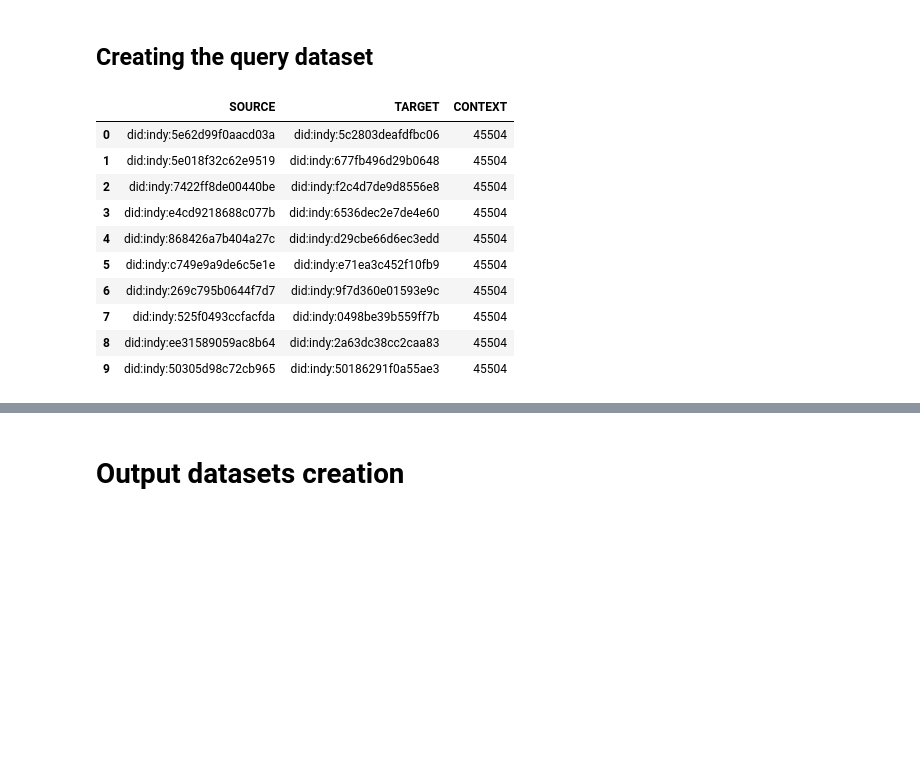
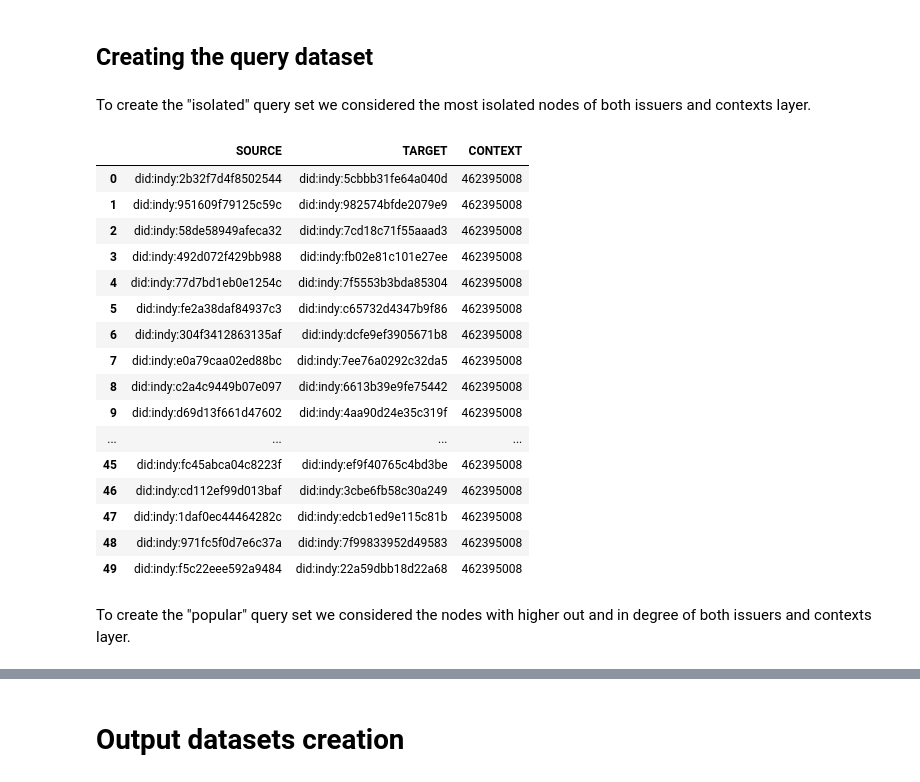
Before and after one commit to apuccia/STEED, a Jupyter notebook: dataset/dataset_creation.ipynb, the cells around one changed output, grey strips where cells are left out. Cells and saved outputs as stored; diff of their text form; code cells hidden in the pictures; blank space fills up the shorter version.

```diff
--- a/dataset/dataset_creation.ipynb
+++ b/dataset/dataset_creation.ipynb
@@ -72,7 +77,6 @@ user_rating.drop(['CREATION'], axis=1, inplace=True)
 # %%
 context_layer_edges = pd.merge(articles_review, member_content, on='CONTENT_ID')
 context_layer_edges['RATING'] = context_layer_edges['RATING'].astype(int)
-context_layer_edges.loc[context_layer_edges['RATING'] == 6, ['RATING']] = 5
 context_layer_edges['RATING'] = context_layer_edges['RATING'].apply(lambda v: (v / 10) * 2)
 context_layer_edges.drop('CONTENT_ID', axis=1, inplace=True)
 context_layer_edges
@@ -109,5 +114,5 @@ Length: 4000, dtype: int64
 # %%
-context_layer_edges.drop(context_layer_edges[(context_layer_edges.SUBJECT != "45504")].index, inplace=True)
+context_layer_edges.drop(context_layer_edges[(context_layer_edges.SUBJECT != "462395008")].index, inplace=True)
 context_layer_edges.reset_index(drop=True, inplace=True)
 # %%
 context_layer_edges
@@ -502,4 +522,4 @@ it = nx.all_simple_paths(whole_graph, 'did:indy:c22752f3419b9e7d', 'did:indy:239
 # %%
-last_10_contexts_nodes = list(filter(lambda t: t[1] >= 1, out_degree_sequence_contexts))[-10:]
-last_10_issuers = list(filter(lambda t: t[1] >= 1, in_degree_sequence_issuers))[-10:]
+last_50_contexts_nodes = list(filter(lambda t: t[1] >= 1, out_degree_sequence_contexts))[-50:]
+last_50_issuers = list(filter(lambda t: t[1] >= 1, in_degree_sequence_issuers))[-50:]
 # %%
@@ -512,23 +532,33 @@ random_context_nodes = sample(list(contexts_graph.nodes()), 10)
 # %% [markdown]
 ## Creating the query dataset
+# %% [markdown]
+To create the "isolated" query set we considered the most isolated nodes of both issuers and contexts layer.
 # %%
 isolated = pd.DataFrame({
-    'SOURCE': [c[0] for c in last_10_contexts_nodes],
-    'TARGET': [i[0] for i in last_10_issuers],
-    'CONTEXT': ['45504' for i in range(0, 10)]
+    'SOURCE': [c[0] for c in last_50_contexts_nodes],
+    'TARGET': [i[0] for i in last_50_issuers],
+    'CONTEXT': ['462395008' for i in range(0, 50)]
 })
 isolated
 # %% [output]
 |  | SOURCE | TARGET | CONTEXT |
-| 0 | did:indy:5e62d99f0aacd03a | did:indy:5c2803deafdfbc06 | 45504 |
-| 1 | did:indy:5e018f32c62e9519 | did:indy:677fb496d29b0648 | 45504 |
-| 2 | did:indy:7422ff8de00440be | did:indy:f2c4d7de9d8556e8 | 45504 |
-| 3 | did:indy:e4cd9218688c077b | did:indy:6536dec2e7de4e60 | 45504 |
-| 4 | did:indy:868426a7b404a27c | did:indy:d29cbe66d6ec3edd | 45504 |
-| 5 | did:indy:c749e9a9de6c5e1e | did:indy:e71ea3c452f10fb9 | 45504 |
-| 6 | did:indy:269c795b0644f7d7 | did:indy:9f7d360e01593e9c | 45504 |
-| 7 | did:indy:525f0493ccfacfda | did:indy:0498be39b559ff7b | 45504 |
-| 8 | did:indy:ee31589059ac8b64 | did:indy:2a63dc38cc2caa83 | 45504 |
-| 9 | did:indy:50305d98c72cb965 | did:indy:50186291f0a55ae3 | 45504 |
+| 0 | did:indy:2b32f7d4f8502544 | did:indy:5cbbb31fe64a040d | 462395008 |
+| 1 | did:indy:951609f79125c59c | did:indy:982574bfde2079e9 | 462395008 |
+| 2 | did:indy:58de58949afeca32 | did:indy:7cd18c71f55aaad3 | 462395008 |
+| 3 | did:indy:492d072f429bb988 | did:indy:fb02e81c101e27ee | 462395008 |
+| 4 | did:indy:77d7bd1eb0e1254c | did:indy:7f5553b3bda85304 | 462395008 |
+| 5 | did:indy:fe2a38daf84937c3 | did:indy:c65732d4347b9f86 | 462395008 |
+| 6 | did:indy:304f3412863135af | did:indy:dcfe9ef3905671b8 | 462395008 |
+| 7 | did:indy:e0a79caa02ed88bc | did:indy:7ee76a0292c32da5 | 462395008 |
+| 8 | did:indy:c2a4c9449b07e097 | did:indy:6613b39e9fe75442 | 462395008 |
+| 9 | did:indy:d69d13f661d47602 | did:indy:4aa90d24e35c319f | 462395008 |
+| ... | ... | ... | ... |
+| 45 | did:indy:fc45abca04c8223f | did:indy:ef9f40765c4bd3be | 462395008 |
+| 46 | did:indy:cd112ef99d013baf | did:indy:3cbe6fb58c30a249 | 462395008 |
+| 47 | did:indy:1daf0ec44464282c | did:indy:edcb1ed9e115c81b | 462395008 |
+| 48 | did:indy:971fc5f0d7e6c37a | did:indy:7f99833952d49583 | 462395008 |
+| 49 | did:indy:f5c22eee592a9484 | did:indy:22a59dbb18d22a68 | 462395008 |
+# %% [markdown]
+To create the "popular" query set we considered the nodes with higher out and in degree of both issuers and contexts layer.
 # %%
 central = pd.DataFrame({
```
Also changed, not shown: parts of 48 cells of this notebook.
